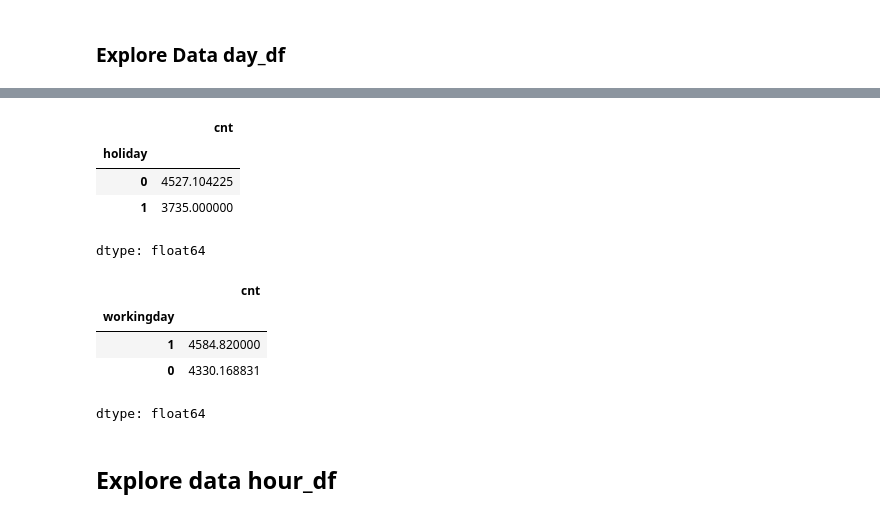
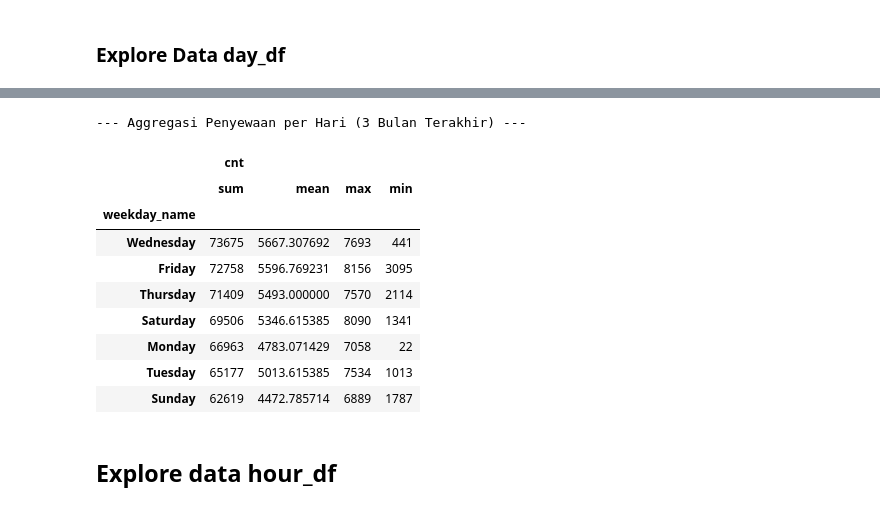
Before and after one commit to AkuPemulaCode/Submission-analisis-data, a Jupyter notebook: Proyek_Analisis_Data.ipynb, the cells around one changed output, grey strips where cells are left out. Saved outputs shown, nothing was run; the diff lists cells and outputs as text; code cells hidden in the pictures.

```diff
--- a/Proyek_Analisis_Data.ipynb
+++ b/Proyek_Analisis_Data.ipynb
@@ -244,16 +209,0 @@ dtype: float64
-# %%
-day_df.groupby("holiday")["cnt"].mean().sort_values(ascending=False)
-# %% [output]
-|  | cnt |
-| holiday |  |
-| 0 | 4527.104225 |
-| 1 | 3735.000000 |
-dtype: float64
-# %%
-day_df.groupby("workingday")["cnt"].mean().sort_values(ascending=False)
-# %% [output]
-|  | cnt |
-| workingday |  |
-| 1 | 4584.820000 |
-| 0 | 4330.168831 |
-dtype: float64
@@ -260,3 +229,21 @@ dtype: float64
+# %%
+print("--- Aggregasi Penyewaan per Hari (3 Bulan Terakhir) ---")
+day_agg = recent_3_months_df.groupby("weekday_name", observed=False).agg({
+    "cnt": ["sum", "mean", "max", "min"]
+})
+display(day_agg.sort_values(by=("cnt", "sum"), ascending=False))
+# %% [output]
+--- Aggregasi Penyewaan per Hari (3 Bulan Terakhir) ---
+|  | cnt |  |  |  |
+|  | sum | mean | max | min |
+| weekday_name |  |  |  |  |
+| Wednesday | 73675 | 5667.307692 | 7693 | 441 |
+| Friday | 72758 | 5596.769231 | 8156 | 3095 |
+| Thursday | 71409 | 5493.000000 | 7570 | 2114 |
+| Saturday | 69506 | 5346.615385 | 8090 | 1341 |
+| Monday | 66963 | 4783.071429 | 7058 | 22 |
+| Tuesday | 65177 | 5013.615385 | 7534 | 1013 |
+| Sunday | 62619 | 4472.785714 | 6889 | 1787 |
 # %% [markdown]
 ## Explore data hour_df
 # %%
```
Also changed, not shown: parts of 19 cells of this notebook, 2 other files.
